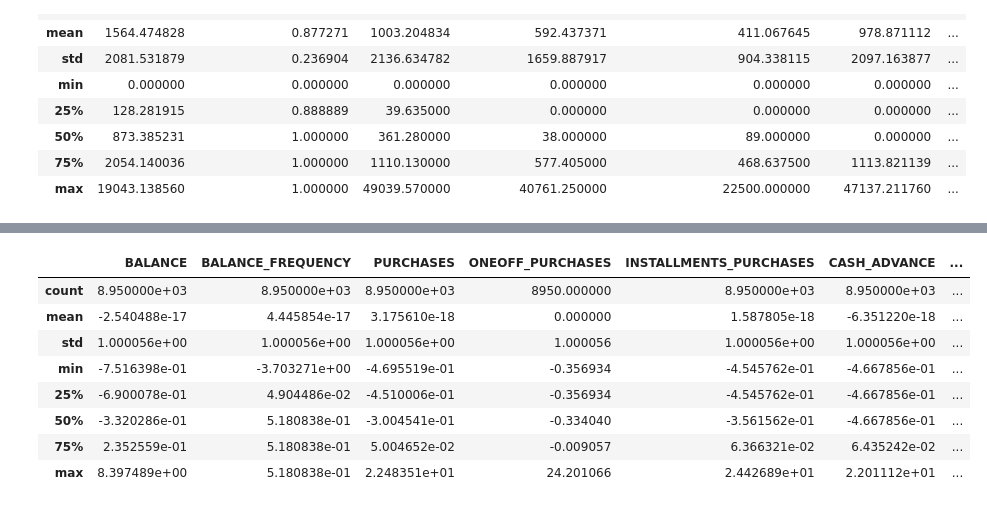
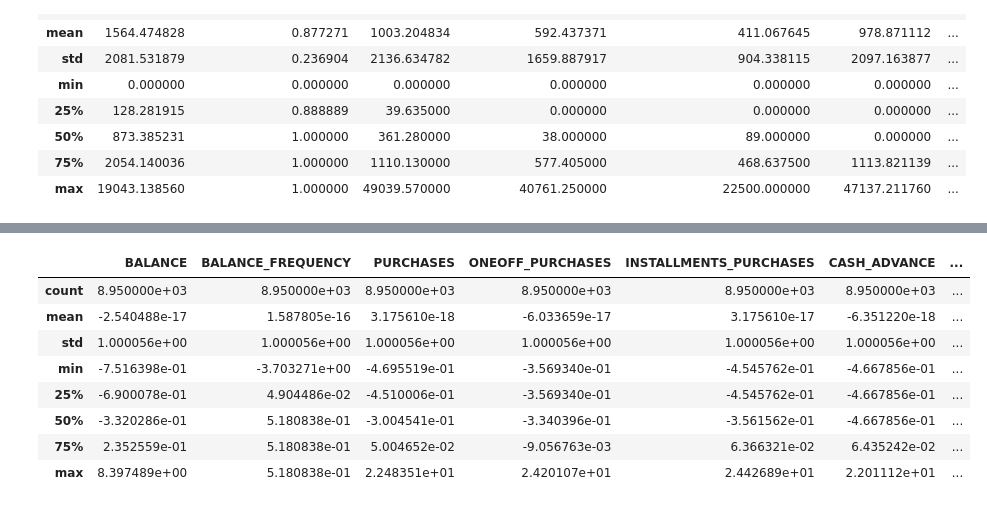
Before and after one commit to Enzo-hmdy/Tp3_Machine_learning_UQAC, a Jupyter notebook: clustering.ipynb, the cells around one changed output, grey strips where cells are left out. Saved outputs shown, nothing was run; the diff lists cells and outputs as text; code cells hidden in the pictures.

```diff
--- a/clustering.ipynb
+++ b/clustering.ipynb
@@ -89,21 +120,21 @@ https://gist.github.com/mwaskom/de44147ed2974457ad6372750bbe5751
 # %%
-# handle missing values
-# impute missing values with KNNImputer
-imputer = KNNImputer()
-data = pd.DataFrame(imputer.fit_transform(data),columns=data.columns)
+# handle missing values with mean of the column
+data.fillna(data.mean(),inplace=True)
+
+
 
 # normalize data
 scaler = StandardScaler()
 data = pd.DataFrame(scaler.fit_transform(data),columns=data.columns)
 data.head(5)
 data.describe()
 # %% [output]
 |  | BALANCE | BALANCE_FREQUENCY | PURCHASES | ONEOFF_PURCHASES | INSTALLMENTS_PURCHASES | CASH_ADVANCE | ... |
-| count | 8.950000e+03 | 8.950000e+03 | 8.950000e+03 | 8950.000000 | 8.950000e+03 | 8.950000e+03 | ... |
-| mean | -2.540488e-17 | 4.445854e-17 | 3.175610e-18 | 0.000000 | 1.587805e-18 | -6.351220e-18 | ... |
-| std | 1.000056e+00 | 1.000056e+00 | 1.000056e+00 | 1.000056 | 1.000056e+00 | 1.000056e+00 | ... |
-| min | -7.516398e-01 | -3.703271e+00 | -4.695519e-01 | -0.356934 | -4.545762e-01 | -4.667856e-01 | ... |
-| 25% | -6.900078e-01 | 4.904486e-02 | -4.510006e-01 | -0.356934 | -4.545762e-01 | -4.667856e-01 | ... |
-| 50% | -3.320286e-01 | 5.180838e-01 | -3.004541e-01 | -0.334040 | -3.561562e-01 | -4.667856e-01 | ... |
-| 75% | 2.352559e-01 | 5.180838e-01 | 5.004652e-02 | -0.009057 | 6.366321e-02 | 6.435242e-02 | ... |
-| max | 8.397489e+00 | 5.180838e-01 | 2.248351e+01 | 24.201066 | 2.442689e+01 | 2.201112e+01 | ... |
+| count | 8.950000e+03 | 8.950000e+03 | 8.950000e+03 | 8.950000e+03 | 8.950000e+03 | 8.950000e+03 | ... |
+| mean | -2.540488e-17 | 1.587805e-16 | 3.175610e-18 | -6.033659e-17 | 3.175610e-17 | -6.351220e-18 | ... |
+| std | 1.000056e+00 | 1.000056e+00 | 1.000056e+00 | 1.000056e+00 | 1.000056e+00 | 1.000056e+00 | ... |
+| min | -7.516398e-01 | -3.703271e+00 | -4.695519e-01 | -3.569340e-01 | -4.545762e-01 | -4.667856e-01 | ... |
+| 25% | -6.900078e-01 | 4.904486e-02 | -4.510006e-01 | -3.569340e-01 | -4.545762e-01 | -4.667856e-01 | ... |
+| 50% | -3.320286e-01 | 5.180838e-01 | -3.004541e-01 | -3.340396e-01 | -3.561562e-01 | -4.667856e-01 | ... |
+| 75% | 2.352559e-01 | 5.180838e-01 | 5.004652e-02 | -9.056763e-03 | 6.366321e-02 | 6.435242e-02 | ... |
+| max | 8.397489e+00 | 5.180838e-01 | 2.248351e+01 | 2.420107e+01 | 2.442689e+01 | 2.201112e+01 | ... |
```
Also changed, not shown: parts of 5 cells of this notebook.
